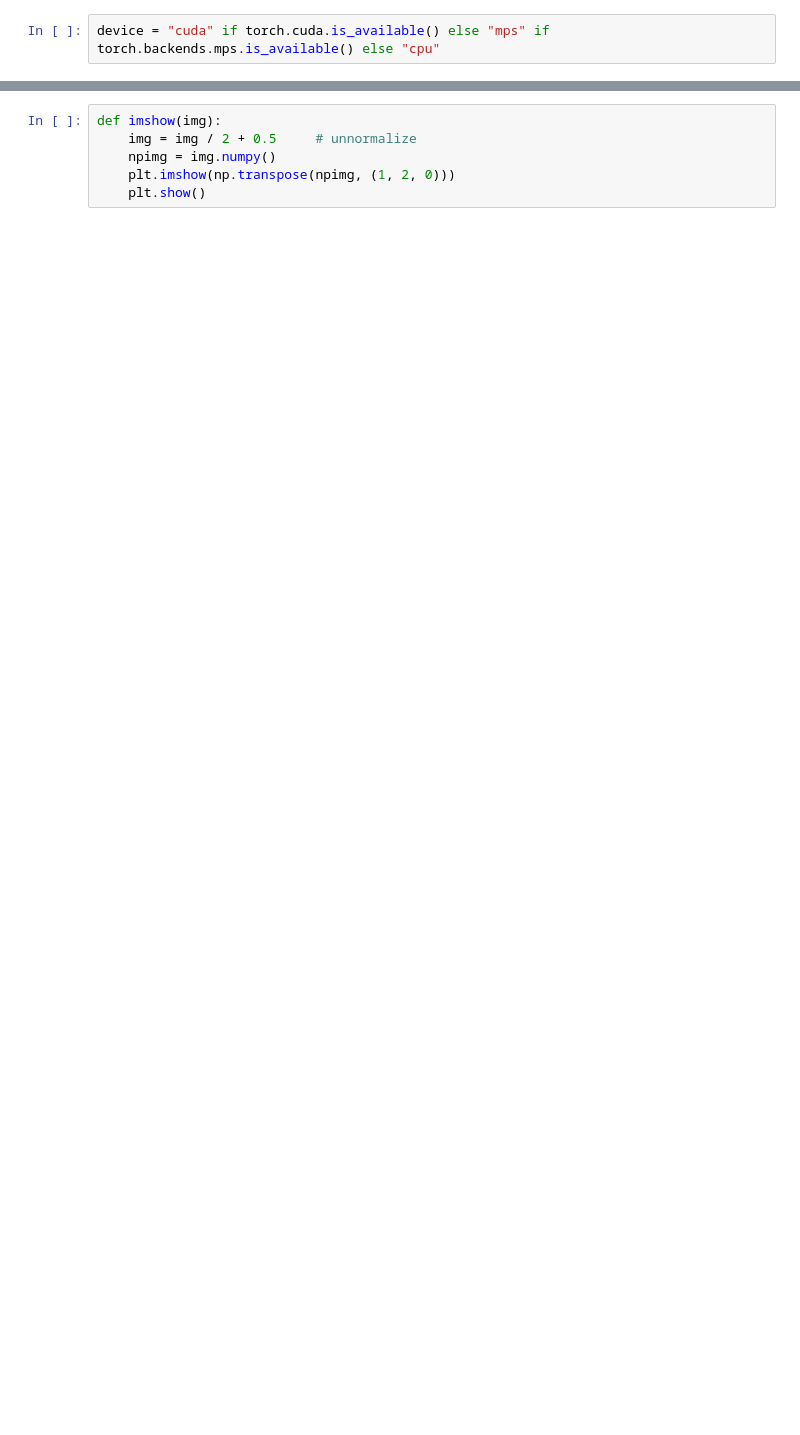
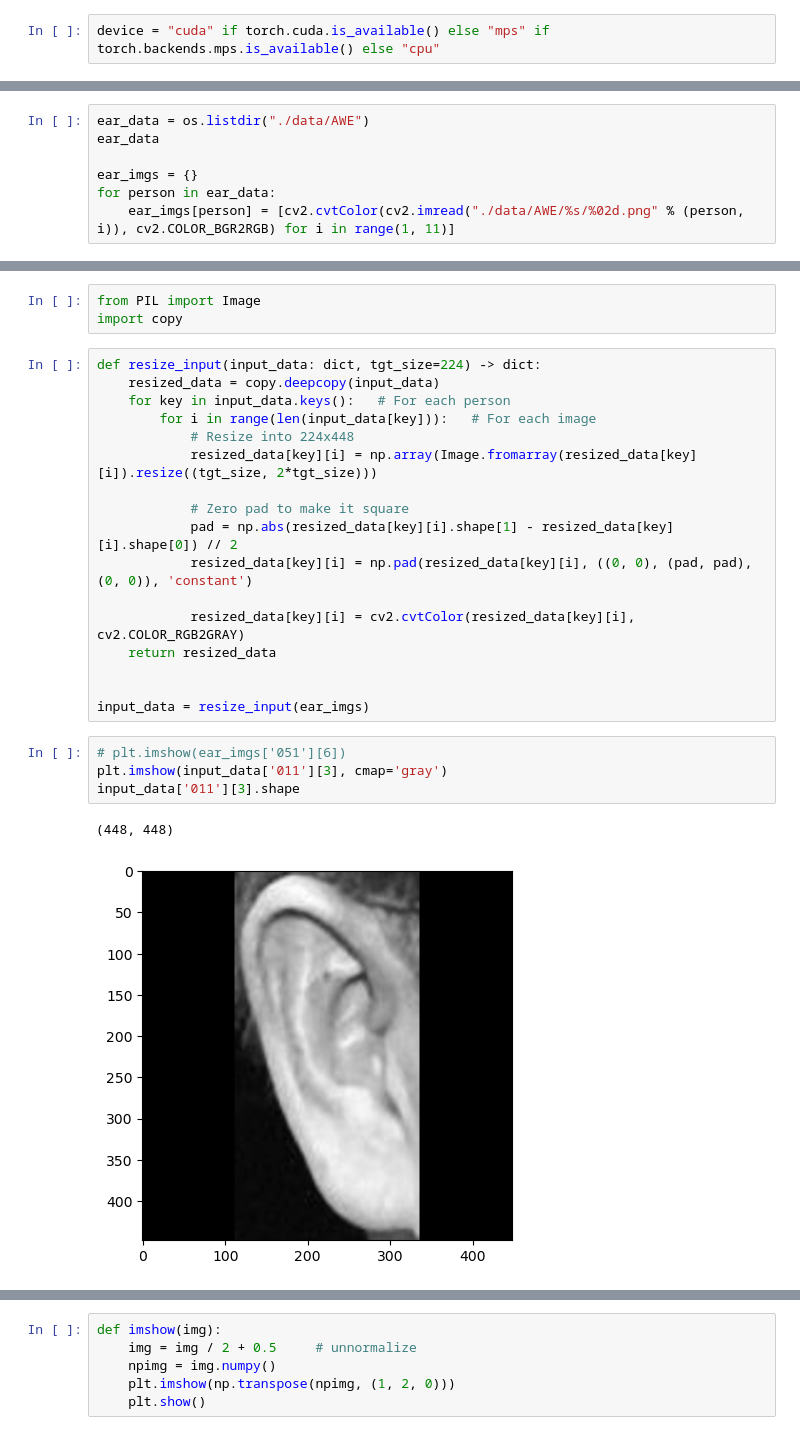
Before and after one commit to strojanski/diploma, a Jupyter notebook: v0/timing.ipynb, the cells around one changed output, grey strips where cells are left out. Saved outputs shown, nothing was run; the diff lists cells and outputs as text; blank space fills up the shorter version.

```diff
--- a/v0/timing.ipynb
+++ b/v0/timing.ipynb
@@ -32,0 +68,7 @@ classes = ('plane', 'car', 'bird', 'cat',
+# %%
+ear_data = os.listdir("./data/AWE")
+ear_data
+
+ear_imgs = {}
+for person in ear_data:
+    ear_imgs[person] = [cv2.cvtColor(cv2.imread("./data/AWE/%s/%02d.png" % (person, i)), cv2.COLOR_BGR2RGB) for i in range(1, 11)]
@@ -32,0 +77,27 @@ classes = ('plane', 'car', 'bird', 'cat',
+# %%
+from PIL import Image
+import copy
+# %%
+def resize_input(input_data: dict, tgt_size=224) -> dict:
+    resized_data = copy.deepcopy(input_data)
+    for key in input_data.keys():   # For each person
+        for i in range(len(input_data[key])):   # For each image
+            # Resize into 224x448
+            resized_data[key][i] = np.array(Image.fromarray(resized_data[key][i]).resize((tgt_size, 2*tgt_size)))
+
+            # Zero pad to make it square
+            pad = np.abs(resized_data[key][i].shape[1] - resized_data[key][i].shape[0]) // 2
+            resized_data[key][i] = np.pad(resized_data[key][i], ((0, 0), (pad, pad), (0, 0)), 'constant')
+
+            resized_data[key][i] = cv2.cvtColor(resized_data[key][i], cv2.COLOR_RGB2GRAY)
+    return resized_data
+
+
+input_data = resize_input(ear_imgs)
+# %%
+# plt.imshow(ear_imgs['051'][6])
+plt.imshow(input_data['011'][3], cmap='gray')
+input_data['011'][3].shape
+# %% [output]
+(448, 448)
+[figure, added]
```
Also changed, not shown: parts of 21 cells of this notebook, 2 other files.
